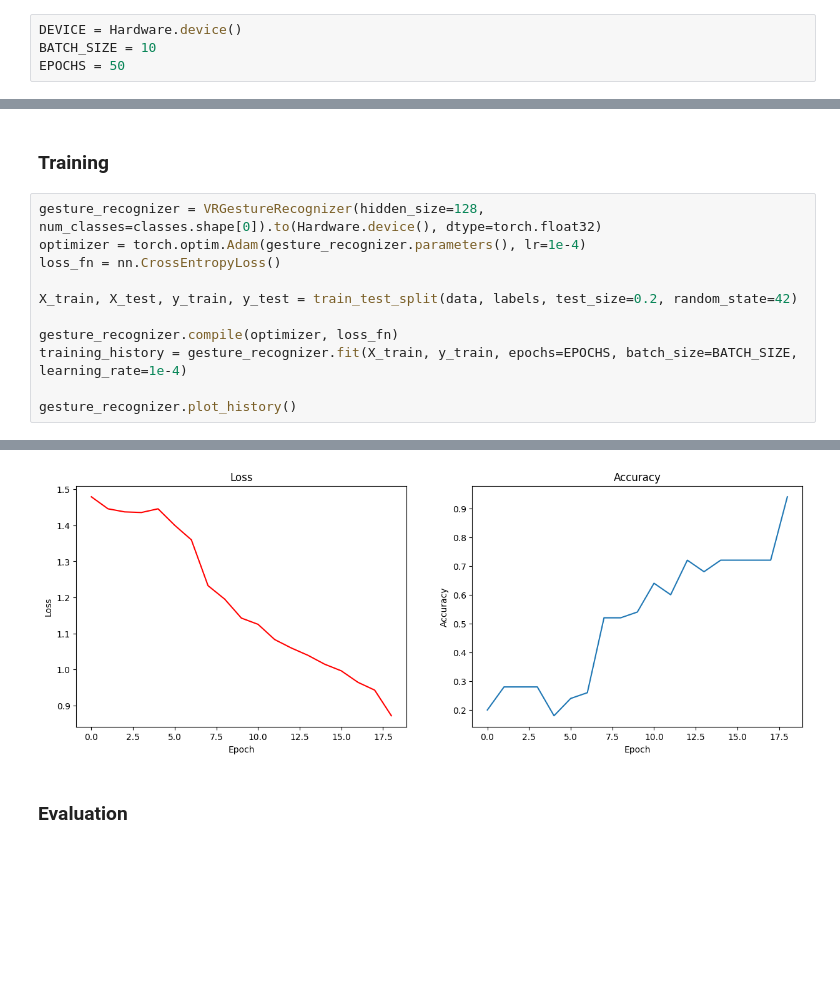
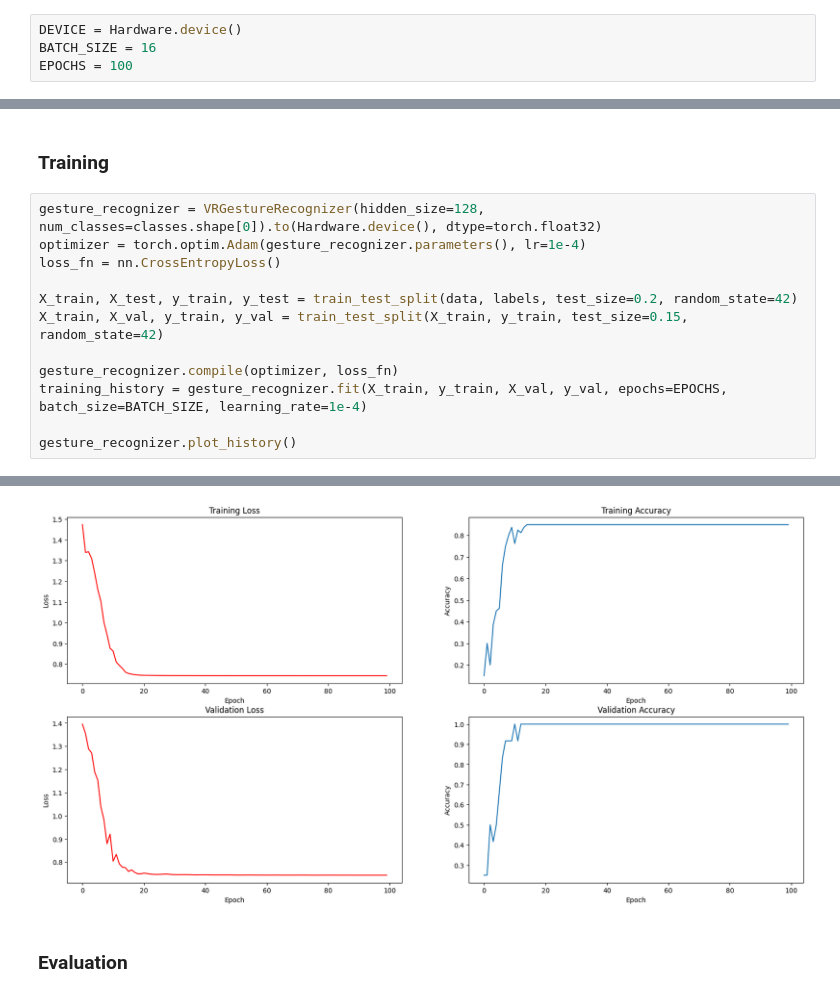
Before and after one commit to sinansoulier/VR-Gesture-Classification, a Jupyter notebook: gesture_classification.ipynb, the cells around one changed output, grey strips where cells are left out. Drawn from its saved outputs; the diff is of its cells as text; blank space fills up the shorter version.

```diff
--- a/gesture_classification.ipynb
+++ b/gesture_classification.ipynb
@@ -42,8 +45,8 @@ Classes: ['No' 'True' 'Yes' 'False']
 ## Settings and hyperparameters ...
 # %%
 DEVICE = Hardware.device()
-BATCH_SIZE = 10
-EPOCHS = 50
+BATCH_SIZE = 16
+EPOCHS = 100
 # %% [markdown]
 ## Model - Convolutional Neural Network
 # %% [markdown]
@@ -54,9 +57,10 @@ optimizer = torch.optim.Adam(gesture_recognizer.parameters(), lr=1e-4)
 loss_fn = nn.CrossEntropyLoss()
 
 X_train, X_test, y_train, y_test = train_test_split(data, labels, test_size=0.2, random_state=42)
+X_train, X_val, y_train, y_val = train_test_split(X_train, y_train, test_size=0.15, random_state=42)
 
 gesture_recognizer.compile(optimizer, loss_fn)
-training_history = gesture_recognizer.fit(X_train, y_train, epochs=EPOCHS, batch_size=BATCH_SIZE, learning_rate=1e-4)
+training_history = gesture_recognizer.fit(X_train, y_train, X_val, y_val, epochs=EPOCHS, batch_size=BATCH_SIZE, learning_rate=1e-4)
 
 gesture_recognizer.plot_history()
 # %% [output]
@@ -82,4 +68,4 @@ Epoch [19/50] | Loss: 0.79 | Accuracy: 0.94
-[figure, old version]
+[figure, new version]
 # %% [markdown]
 ### Evaluation
 # %%
```
Also changed, not shown: parts of 9 cells of this notebook, 1 other file.
